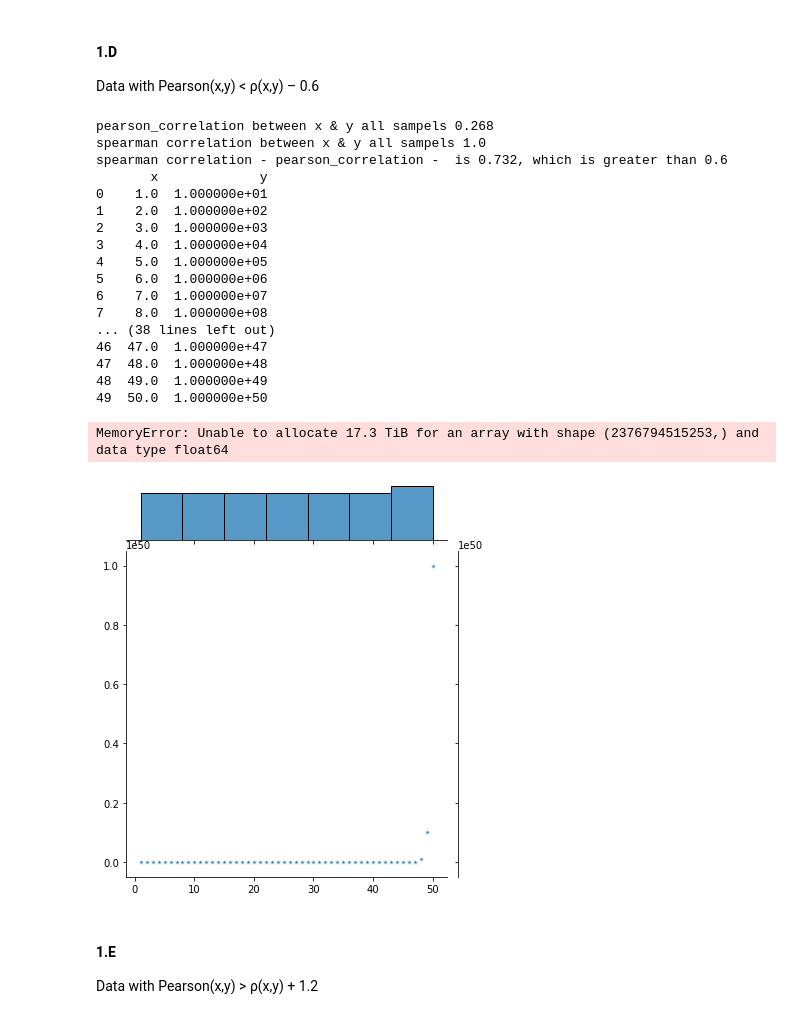
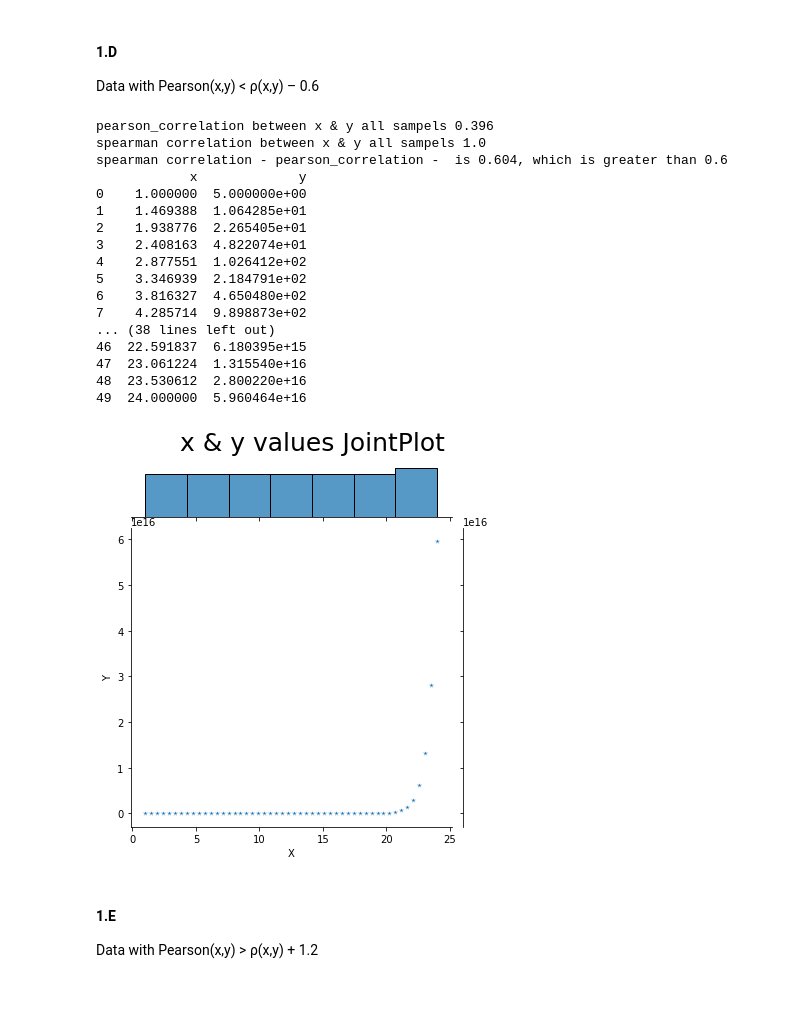
Before and after one commit to RoyR-IDC/StatisticsAndDataAnalysis, a Jupyter notebook: HW3/HW3/203972922_201312907.ipynb, the cells around one changed output. Cells and saved outputs as stored; diff of their text form; code cells hidden in the pictures.

```diff
--- a/HW3/HW3/203972922_201312907.ipynb
+++ b/HW3/HW3/203972922_201312907.ipynb
@@ -192,40 +191,39 @@ kendall correlation - spearman correlation is -0.48, which is greater than -0.45
 Data with Pearson(x,y) < ρ(x,y) – 0.6
 # %%
 # TODO: show or. not working for me
-x = np.linspace(start=1, stop=50, num=50)
-y = 10**x # exponential function
+x = np.linspace(start=1, stop=24, num=50)
+y = 5**x # exponential function  # 10**x makes the notebook crash
 
 pearson_correlation = st.pearsonr(x, y)[0]
 spearman_correlation = st.spearmanr(x, y)[0]
 diff_of_correlations = spearman_correlation - pearson_correlation
 
 S1 = 'pearson_correlation between x & y all sampels ' + str(np.round(pearson_correlation,3))
 S2 = 'spearman correlation between x & y all sampels ' + str(np.round(spearman_correlation,3))
 S3 = 'spearman correlation - pearson_correlation -  is ' + str(np.round(diff_of_correlations,3)) +', which is greater than 0.6'
 
 print(S1 + '\n' + S2 +'\n' +S3)
 
 print_table_and_jointplot(x, y)
 # %% [output]
-pearson_correlation between x & y all sampels 0.268
+pearson_correlation between x & y all sampels 0.396
 spearman correlation between x & y all sampels 1.0
-spearman correlation - pearson_correlation -  is 0.732, which is greater than 0.6
-       x             y
-0    1.0  1.000000e+01
-1    2.0  1.000000e+02
-2    3.0  1.000000e+03
-3    4.0  1.000000e+04
-4    5.0  1.000000e+05
-5    6.0  1.000000e+06
-6    7.0  1.000000e+07
-7    8.0  1.000000e+08
+spearman correlation - pearson_correlation -  is 0.604, which is greater than 0.6
+            x             y
+0    1.000000  5.000000e+00
+1    1.469388  1.064285e+01
+2    1.938776  2.265405e+01
+3    2.408163  4.822074e+01
+4    2.877551  1.026412e+02
+5    3.346939  2.184791e+02
+6    3.816327  4.650480e+02
+7    4.285714  9.898873e+02
 ... (38 lines left out)
-46  47.0  1.000000e+47
-47  48.0  1.000000e+48
-48  49.0  1.000000e+49
-49  50.0  1.000000e+50
+46  22.591837  6.180395e+15
+47  23.061224  1.315540e+16
+48  23.530612  2.800220e+16
+49  24.000000  5.960464e+16
-MemoryError: Unable to allocate 17.3 TiB for an array with shape (2376794515253,) and data type float64
-[figure, old version]
+[figure, new version]
 # %% [markdown]
 #### 1.E
 Data with Pearson(x,y) > ρ(x,y) + 1.2
```
Also changed, not shown: parts of 33 cells of this notebook, 1 other file.
